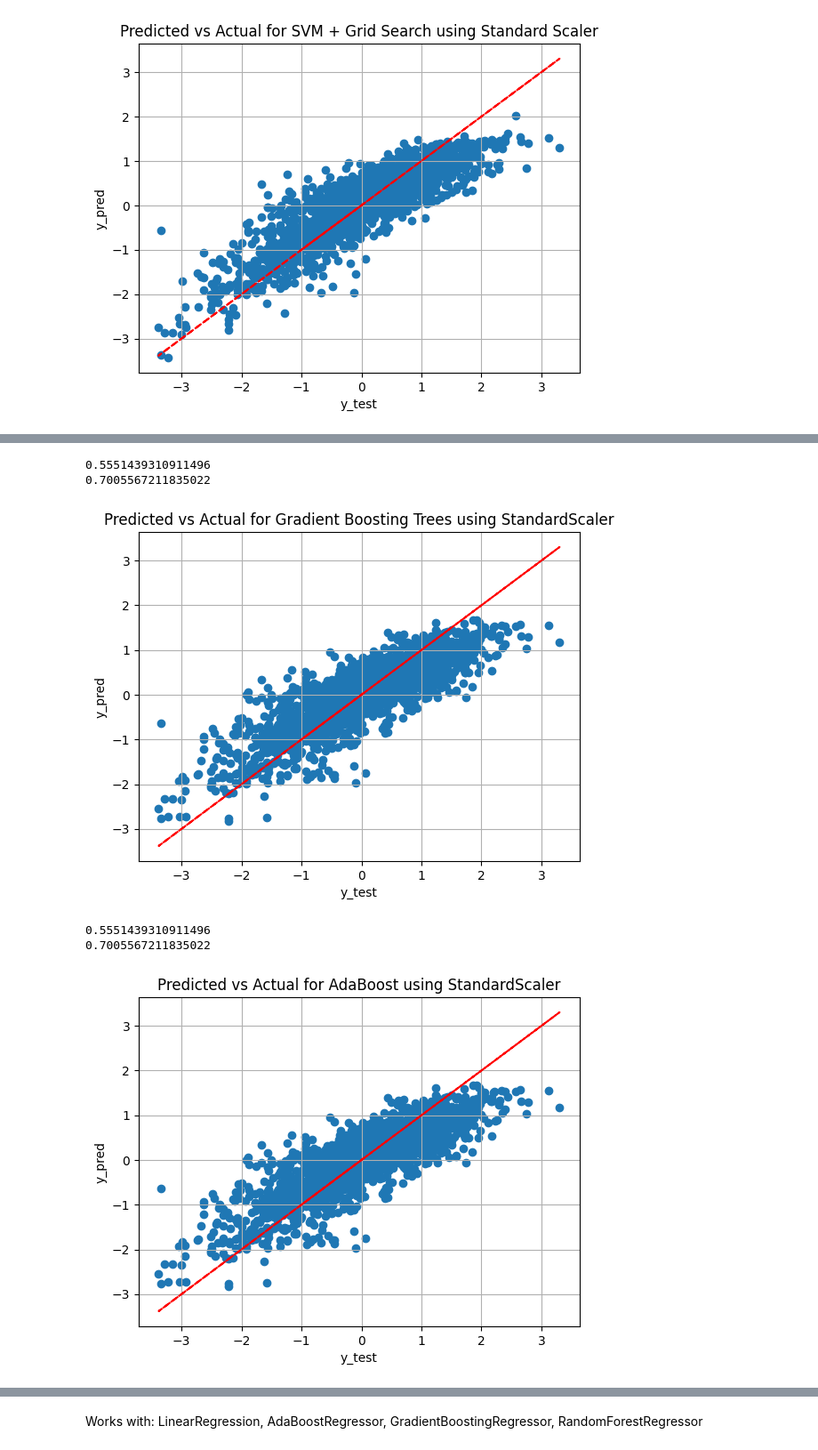
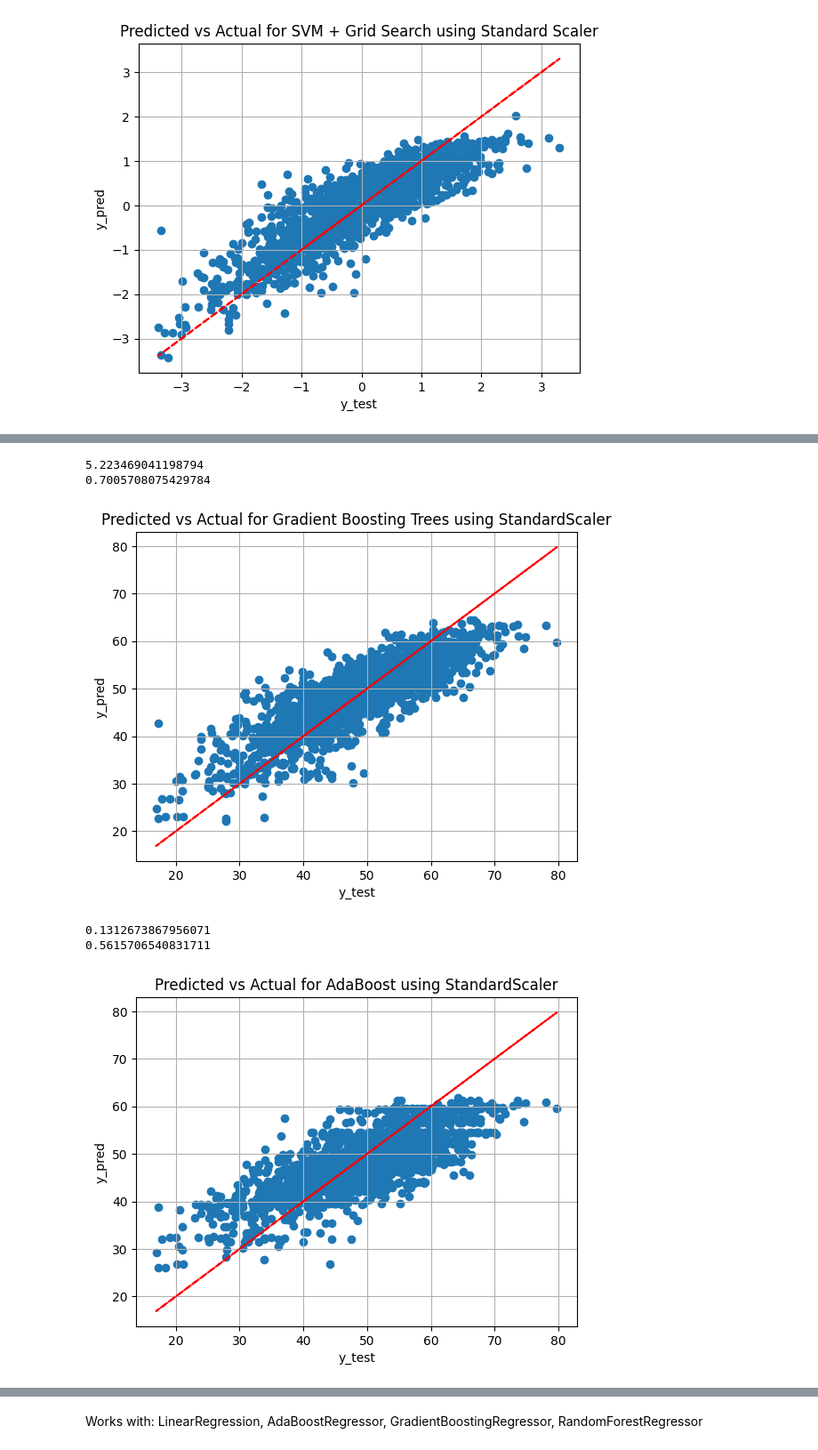
Before and after one commit to claudiosv/Computing-for-Food-Security, a Jupyter notebook: Project 3/ml-tests.ipynb, the cells around one changed output, grey strips where cells are left out. Shown at 89% size. Saved outputs shown, nothing was run; the diff lists cells and outputs as text; code cells hidden in the pictures.

```diff
--- a/Project 3/ml-tests.ipynb
+++ b/Project 3/ml-tests.ipynb
@@ -218,29 +224,29 @@ regrSVM = svm.SVR()
 gshSVM = HalvingGridSearchCV(
     estimator=regrSVM, param_grid=param_grid, cv=5
 )
-gshSVM.fit(X_trainST, y_trainST.ravel())
+gshSVM.fit(X_trainST, y_trainNP.ravel())
 
 y_predSVMGS = gshSVM.predict(X_testST)
-rmseSVMGS = math.sqrt(mean_squared_error(y_testST, y_predSVMGS))
-r2SVMGS = r2_score(y_testST, y_predSVMGS)
+rmseSVMGS = relative_root_mean_squared_error(y_testNP, y_predSVMGS)
+r2SVMGS = r2_score(y_testNP, y_predSVMGS)
 print(rmseSVMGS)
 print(r2SVMGS)
 
-plot_predictions(y_testST, y_predSVMGS, "SVM + Grid Search using Standard Scaler")
+plot_predictions(y_testNP, y_predSVMGS, "SVM + Grid Search using Standard Scaler")
 # %% [output]
 0.5002613563830692
 0.7568371139463831
 [figure]
 # %%
 regrSVM = svm.SVR()
-regrSVM.fit(X_trainST, y_trainST.ravel())
+regrSVM.fit(X_trainST, y_trainNP.ravel())
 
 y_predSVM = regrSVM.predict(X_testST)
 
-rmseSVM = math.sqrt(mean_squared_error(y_testST, y_predSVM))
+rmseSVM = relative_root_mean_squared_error(y_testNP, y_predSVM)
 print(rmseSVM)
-r2SVM = r2_score(y_testST, y_predSVM)
+r2SVM = r2_score(y_testNP, y_predSVM)
 print(r2SVM)
 
-plot_predictions(y_testST, y_predSVM, "SVM using StandardScaler")
+plot_predictions(y_testNP, y_predSVM, "SVM using StandardScaler")
 # %% [output]
@@ -250,13 +256,13 @@ plot_predictions(y_testST, y_predSVM, "SVM using StandardScaler")
 # %%
 regrKNN = neighbors.KNeighborsRegressor(5, weights="uniform")
-regrKNN.fit(X_trainST, y_trainST)
+regrKNN.fit(X_trainST, y_trainNP)
 
 y_predKNN = regrKNN.predict(X_testST)
 
-rmseKNN = math.sqrt(mean_squared_error(y_testST, y_predKNN))
+rmseKNN = relative_root_mean_squared_error(y_testNP, y_predKNN)
 print(rmseKNN)
-r2KNN = r2_score(y_testST, y_predKNN)
+r2KNN = r2_score(y_testNP, y_predKNN)
 print(r2KNN)
 
-plot_predictions(y_testST, y_predKNN, "KNN Regression using StandardScaler")
+plot_predictions(y_testNP, y_predKNN, "KNN Regression using StandardScaler")
 # %% [output]
@@ -266,35 +272,35 @@ plot_predictions(y_testST, y_predKNN, "KNN Regression using StandardScaler")
 # %%
 regrGBT = GradientBoostingRegressor()
-regrGBT.fit(X_trainST, y_trainST.ravel())
+regrGBT.fit(X_trainST, y_trainNP.ravel())
 
 y_predGBT = regrGBT.predict(X_testST)
 
-rmseGBT = math.sqrt(mean_squared_error(y_testST, y_predGBT))
+rmseGBT = math.sqrt(mean_squared_error(y_testNP, y_predGBT))
 print(rmseGBT)
-r2GBT = r2_score(y_testST, y_predGBT)
+r2GBT = r2_score(y_testNP, y_predGBT)
 print(r2GBT)
 
-plot_predictions(y_testST, y_predGBT, "Gradient Boosting Trees using StandardScaler")
+plot_predictions(y_testNP, y_predGBT, "Gradient Boosting Trees using StandardScaler")
 # %% [output]
-0.5551439310911496
-0.7005567211835022
+5.223469041198794
+0.7005708075429784
-[figure, old version]
+[figure, new version]
 # %%
 regrAda = AdaBoostRegressor()
-regrAda.fit(X_trainST, y_trainST.ravel())
+regrAda.fit(X_trainST, y_train["yield"].ravel())
 
-y_predAda = regrGBT.predict(X_testST)
+y_predAda = regrAda.predict(X_testST)
 
-rmseAda = math.sqrt(mean_squared_error(y_testST, y_predAda))
+rmseAda = relative_root_mean_squared_error(y_test["yield"].values, y_predAda)
 print(rmseAda)
-r2Ada = r2_score(y_testST, y_predAda)
+r2Ada = r2_score(y_test["yield"], y_predAda)
 print(r2Ada)
 
-plot_predictions(y_testST, y_predAda, "AdaBoost using StandardScaler")
+plot_predictions(y_test, y_predAda, "AdaBoost using StandardScaler")
 # %% [output]
-0.5551439310911496
-0.7005567211835022
+0.1312673867956071
+0.5615706540831711
-[figure, old version]
+[figure, new version]
 # %%
 min_features_to_select = 20  # Minimum number of features to consider
 clf = LinearRegression()
```
Also changed, not shown: parts of 21 cells of this notebook, 2 other files.
